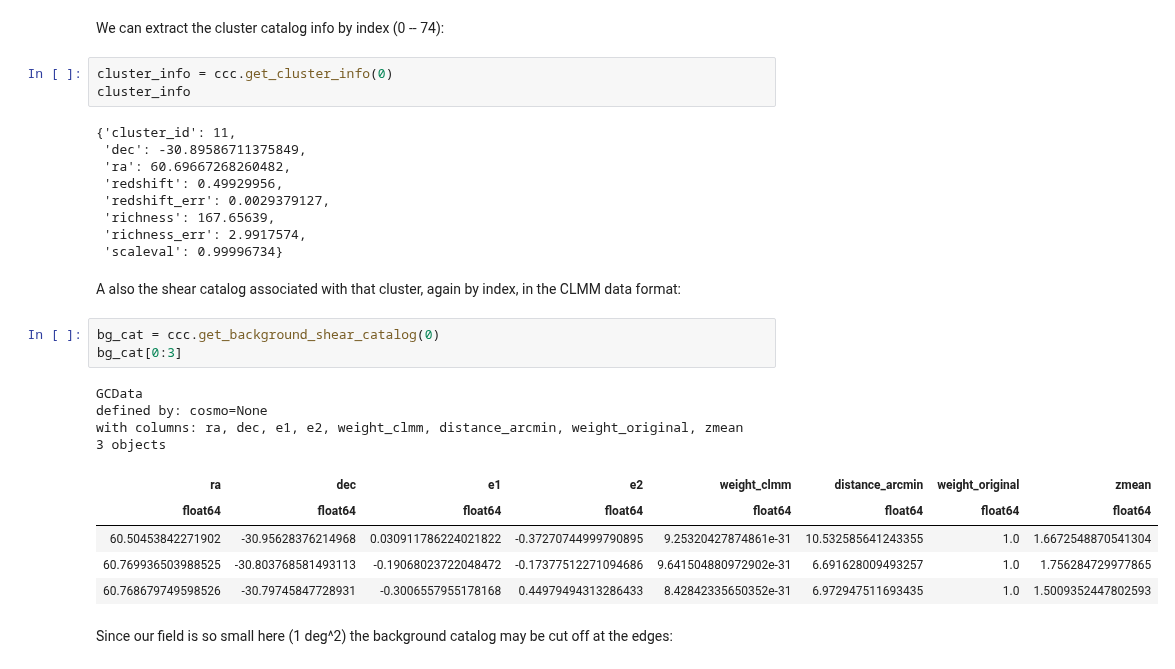
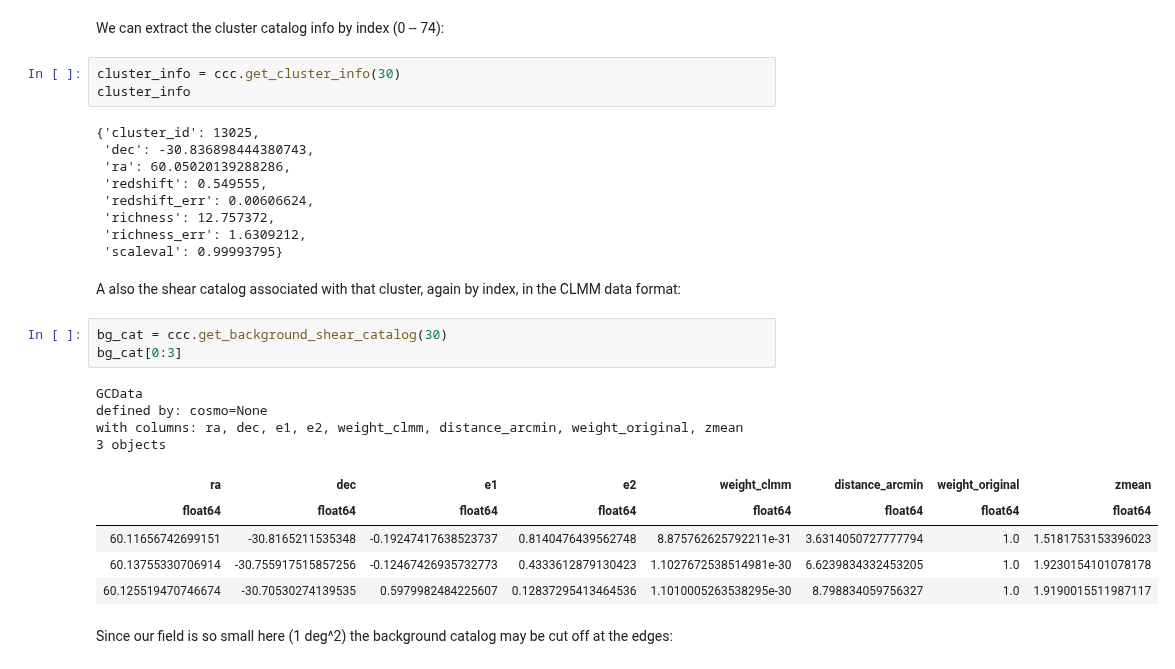
Before and after one commit to LSSTDESC/TXPipe, a Jupyter notebook: notebooks/txpipe_cluster_background_selection.ipynb, the cells around one changed output. Drawn from its saved outputs; the diff is of its cells as text.

```diff
--- a/notebooks/txpipe_cluster_background_selection.ipynb
+++ b/notebooks/txpipe_cluster_background_selection.ipynb
@@ -149,32 +183,32 @@ Have 75 clusters
 # %% [markdown]
 We can extract the cluster catalog info by index (0 -- 74):
 # %%
-cluster_info = ccc.get_cluster_info(0)
+cluster_info = ccc.get_cluster_info(30)
 cluster_info
 # %% [output]
-{'cluster_id': 11,
- 'dec': -30.89586711375849,
- 'ra': 60.69667268260482,
- 'redshift': 0.49929956,
- 'redshift_err': 0.0029379127,
- 'richness': 167.65639,
- 'richness_err': 2.9917574,
- 'scaleval': 0.99996734}
+{'cluster_id': 13025,
+ 'dec': -30.836898444380743,
+ 'ra': 60.05020139288286,
+ 'redshift': 0.549555,
+ 'redshift_err': 0.00606624,
+ 'richness': 12.757372,
+ 'richness_err': 1.6309212,
+ 'scaleval': 0.99993795}
 # %% [markdown]
 A also the shear catalog associated with that cluster, again by index, in the CLMM data format:
 # %%
-bg_cat = ccc.get_background_shear_catalog(0)
+bg_cat = ccc.get_background_shear_catalog(30)
 bg_cat[0:3]
 # %% [output]
 GCData
 defined by: cosmo=None
 with columns: ra, dec, e1, e2, weight_clmm, distance_arcmin, weight_original, zmean
 3 objects
 | ra | dec | e1 | e2 | weight_clmm | distance_arcmin | weight_original | zmean |
 | float64 | float64 | float64 | float64 | float64 | float64 | float64 | float64 |
-| 60.50453842271902 | -30.95628376214968 | 0.030911786224021822 | -0.37270744999790895 | 9.25320427874861e-31 | 10.532585641243355 | 1.0 | 1.6672548870541304 |
-| 60.769936503988525 | -30.803768581493113 | -0.19068023722048472 | -0.17377512271094686 | 9.641504880972902e-31 | 6.691628009493257 | 1.0 | 1.756284729977865 |
-| 60.768679749598526 | -30.79745847728931 | -0.3006557955178168 | 0.44979494313286433 | 8.42842335650352e-31 | 6.972947511693435 | 1.0 | 1.5009352447802593 |
+| 60.11656742699151 | -30.8165211535348 | -0.19247417638523737 | 0.8140476439562748 | 8.875762625792211e-31 | 3.6314050727777794 | 1.0 | 1.5181753153396023 |
+| 60.13755330706914 | -30.755917515857256 | -0.12467426935732773 | 0.4333612879130423 | 1.1027672538514981e-30 | 6.6239834332453205 | 1.0 | 1.9230154101078178 |
+| 60.125519470746674 | -30.70530274139535 | 0.5979982484225607 | 0.12837295413464536 | 1.1010005263538295e-30 | 8.798834059756327 | 1.0 | 1.9190015511987117 |
 # %% [markdown]
 Since our field is so small here (1 deg^2) the background catalog may be cut off at the edges:
 # %%
```
Also changed, not shown: parts of 6 cells of this notebook, 8 other files.
